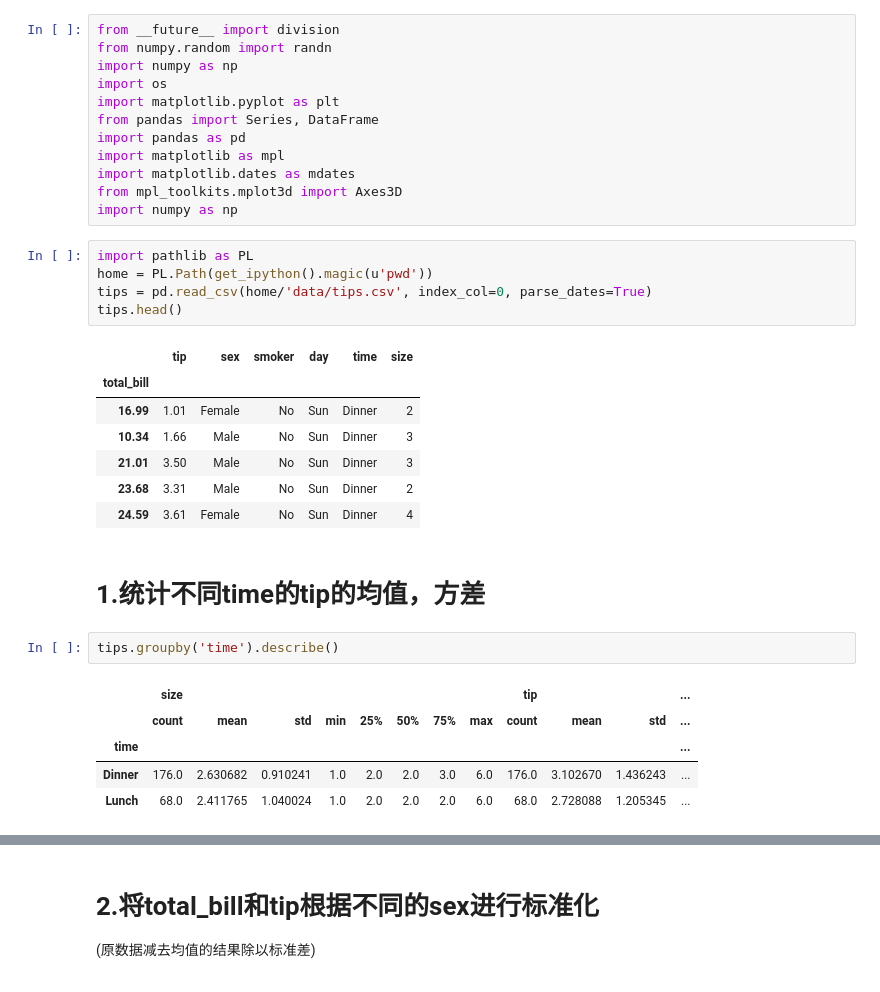
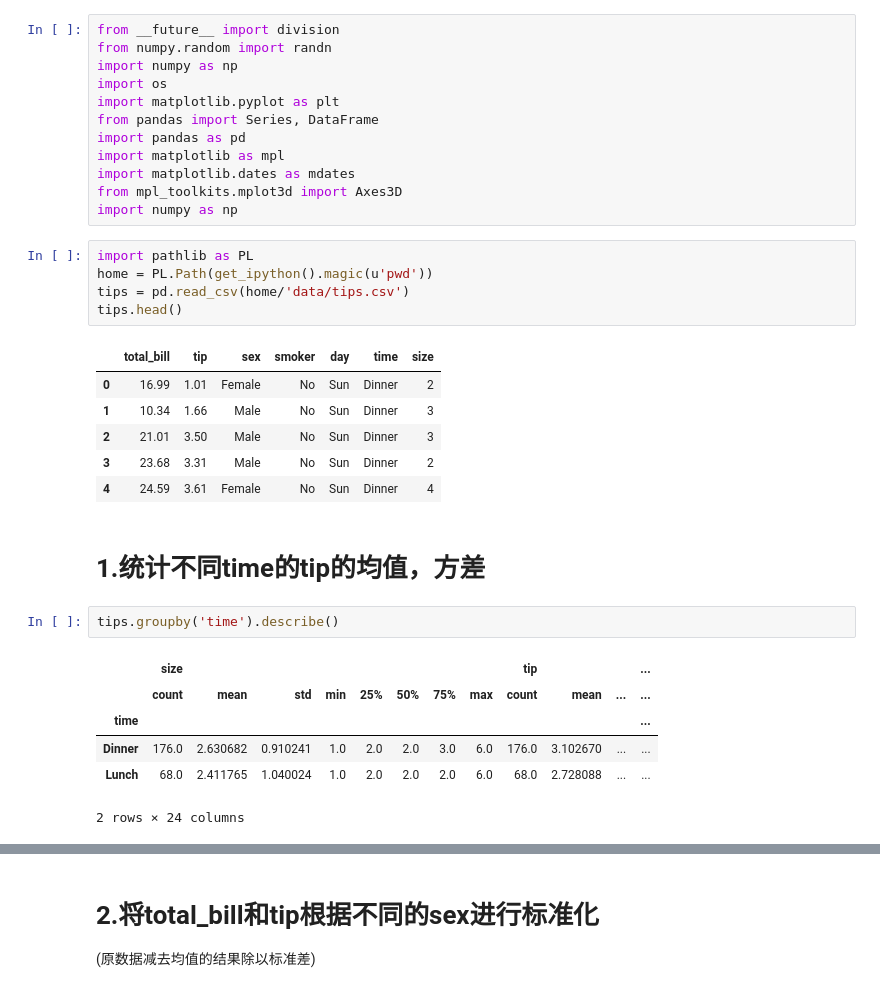
Before and after one commit to WentingRuan/Learn_Python, a Jupyter notebook: 8/hw_08.ipynb, the cells around one changed output, grey strips where cells are left out. Drawn from its saved outputs; the diff is of its cells as text.

```diff
--- a/8/hw_08.ipynb
+++ b/8/hw_08.ipynb
@@ -25,23 +25,23 @@ import numpy as np
 # %%
 import pathlib as PL
 home = PL.Path(get_ipython().magic(u'pwd'))
-tips = pd.read_csv(home/'data/tips.csv', index_col=0, parse_dates=True)
+tips = pd.read_csv(home/'data/tips.csv')
 tips.head()
 # %% [output]
-|  | tip | sex | smoker | day | time | size |
-| total_bill |  |  |  |  |  |  |
-| 16.99 | 1.01 | Female | No | Sun | Dinner | 2 |
-| 10.34 | 1.66 | Male | No | Sun | Dinner | 3 |
-| 21.01 | 3.50 | Male | No | Sun | Dinner | 3 |
-| 23.68 | 3.31 | Male | No | Sun | Dinner | 2 |
-| 24.59 | 3.61 | Female | No | Sun | Dinner | 4 |
+|  | total_bill | tip | sex | smoker | day | time | size |
+| 0 | 16.99 | 1.01 | Female | No | Sun | Dinner | 2 |
+| 1 | 10.34 | 1.66 | Male | No | Sun | Dinner | 3 |
+| 2 | 21.01 | 3.50 | Male | No | Sun | Dinner | 3 |
+| 3 | 23.68 | 3.31 | Male | No | Sun | Dinner | 2 |
+| 4 | 24.59 | 3.61 | Female | No | Sun | Dinner | 4 |
 # %% [markdown]
 # 1.统计不同time的tip的均值，方差
 # %%
 tips.groupby('time').describe()
 # %% [output]
 |  | size |  |  |  |  |  |  |  | tip |  |  | ... |
-|  | count | mean | std | min | 25% | 50% | 75% | max | count | mean | std | ... |
+|  | count | mean | std | min | 25% | 50% | 75% | max | count | mean | ... | ... |
 | time |  |  |  |  |  |  |  |  |  |  |  | ... |
-| Dinner | 176.0 | 2.630682 | 0.910241 | 1.0 | 2.0 | 2.0 | 3.0 | 6.0 | 176.0 | 3.102670 | 1.436243 | ... |
-| Lunch | 68.0 | 2.411765 | 1.040024 | 1.0 | 2.0 | 2.0 | 2.0 | 6.0 | 68.0 | 2.728088 | 1.205345 | ... |
+| Dinner | 176.0 | 2.630682 | 0.910241 | 1.0 | 2.0 | 2.0 | 3.0 | 6.0 | 176.0 | 3.102670 | ... | ... |
+| Lunch | 68.0 | 2.411765 | 1.040024 | 1.0 | 2.0 | 2.0 | 2.0 | 6.0 | 68.0 | 2.728088 | ... | ... |
+2 rows × 24 columns
```
Also changed, not shown: parts of 19 cells of this notebook.
